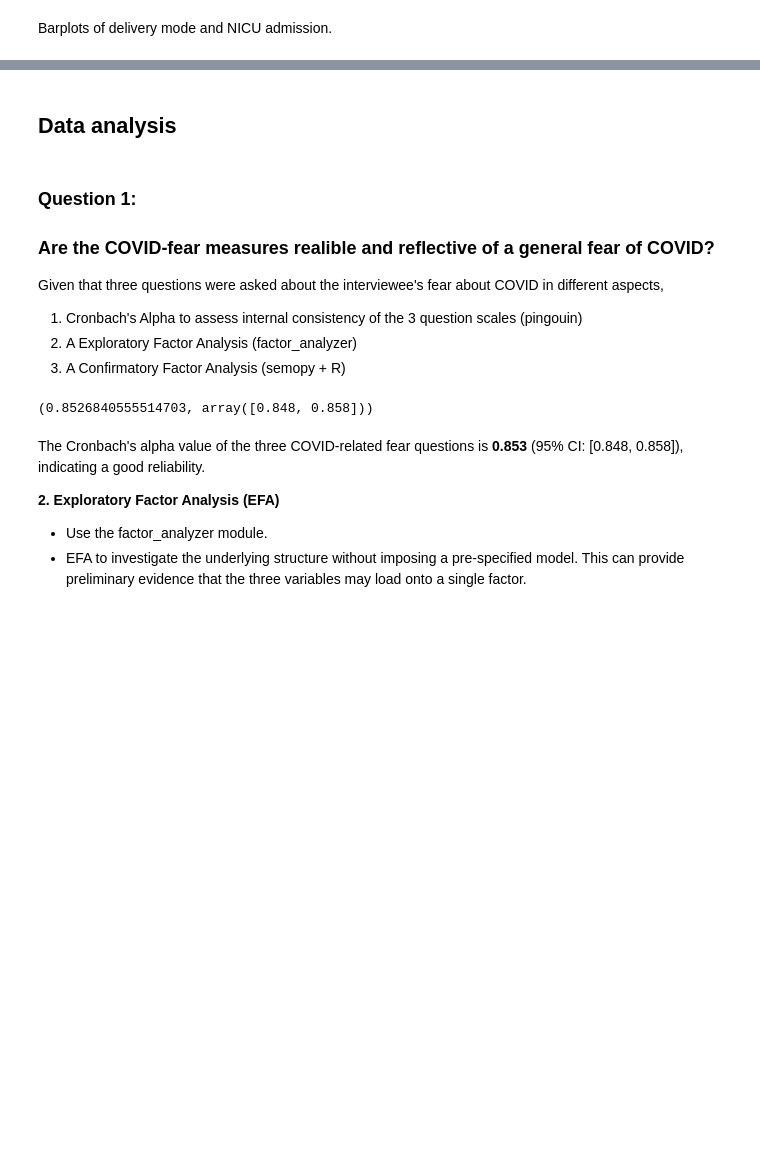
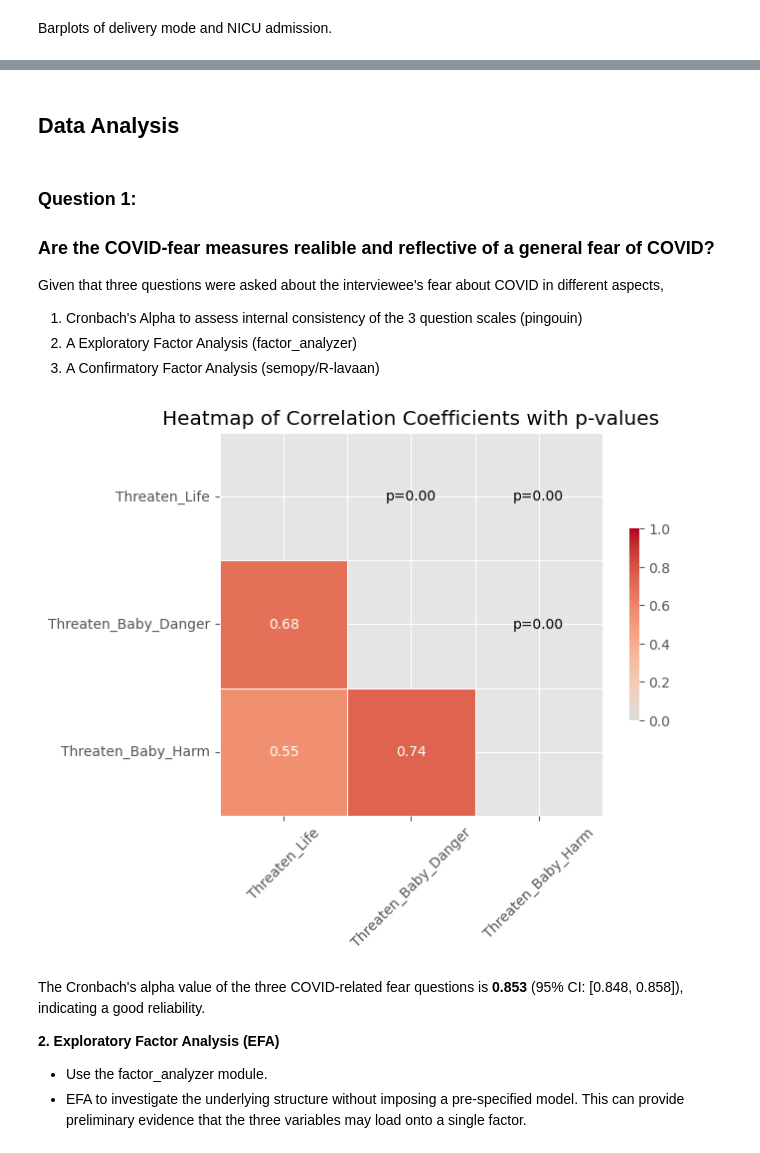
Before and after one commit to hjx2020/can-pregnancy-covid, a Jupyter notebook: pregnancy_data_analysis.ipynb, the cells around one changed output, grey strips where cells are left out. Saved outputs shown, nothing was run; the diff lists cells and outputs as text; code cells hidden in the pictures; blank space fills up the shorter version.

```diff
--- a/pregnancy_data_analysis.ipynb
+++ b/pregnancy_data_analysis.ipynb
@@ -820,5 +813,5 @@ plt.show()
 # %% [markdown]
-## Data analysis
+## Data Analysis
 # %% [markdown]
 ### Question 1:
 
@@ -828,15 +821,39 @@ Given that three questions were asked about the interviewee's fear about COVID i
 
 1. Cronbach's Alpha to assess internal consistency of the 3 question scales (pingouin)
 2. A Exploratory Factor Analysis (factor_analyzer)
-3. A Confirmatory Factor Analysis (semopy + R)
+3. A Confirmatory Factor Analysis (semopy/R-lavaan)
-# %%
-# subset data from df1
-colnames = df1.columns[[13,14,15]].tolist()
-data_cfa = df1.loc[:, colnames].astype(float)
-# data_cfa['Language'] = data_cfa['Language'].apply(lambda x: 1 if x == 'English' else 0)
-cronbach_alpha(data_cfa)
-# %% [output]
-(0.8526840555514703, array([0.848, 0.858]))
+# %%
+# subset data from df1
+colnames = df1.columns[[13,14,15]].tolist()
+data_cfa = df1.loc[:, colnames].astype(float)
+
+# get the cronbach's alpha
+cronbach_alpha(data_cfa)
+
+# pairwise correlation
+dmatrix = data_cfa.corr()
+
+# calculate p-values
+p_values = data_cfa.corr(method=lambda x, y: stats.pearsonr(x, y)[1]) - np.eye(*dmatrix.shape)
+
+# display the upper triangle
+mask = np.triu(np.ones_like(dmatrix, dtype=bool))
+
+# plot heatmap
+f, ax = plt.subplots(figsize=(7, 5))
+sns.heatmap(dmatrix, mask = mask, cmap = "coolwarm", vmin = 0, vmax= 1, center=0,
+            square=True, linewidths=.5, annot=True, fmt=".2f", cbar_kws={"shrink": .5})
+
+# p-values on the upper triangle
+for i in range(len(dmatrix)):
+    for j in range(i+1, len(dmatrix)):
+        text = ax.text(j+0.5, i+0.5, f'p={p_values.iloc[i, j]:.2f}',
+                       ha='center', va='center', color='black')
+plt.xticks(rotation=45)
+plt.title("Heatmap of Correlation Coefficients with p-values")
+plt.show()
+# %% [output]
+[figure, added]
 # %% [markdown]
 The Cronbach's alpha value of the three COVID-related fear questions is **0.853** (95% CI: [0.848, 0.858]), indicating a good reliability.
 
```
Also changed, not shown: parts of 61 cells of this notebook, 3 other files.
